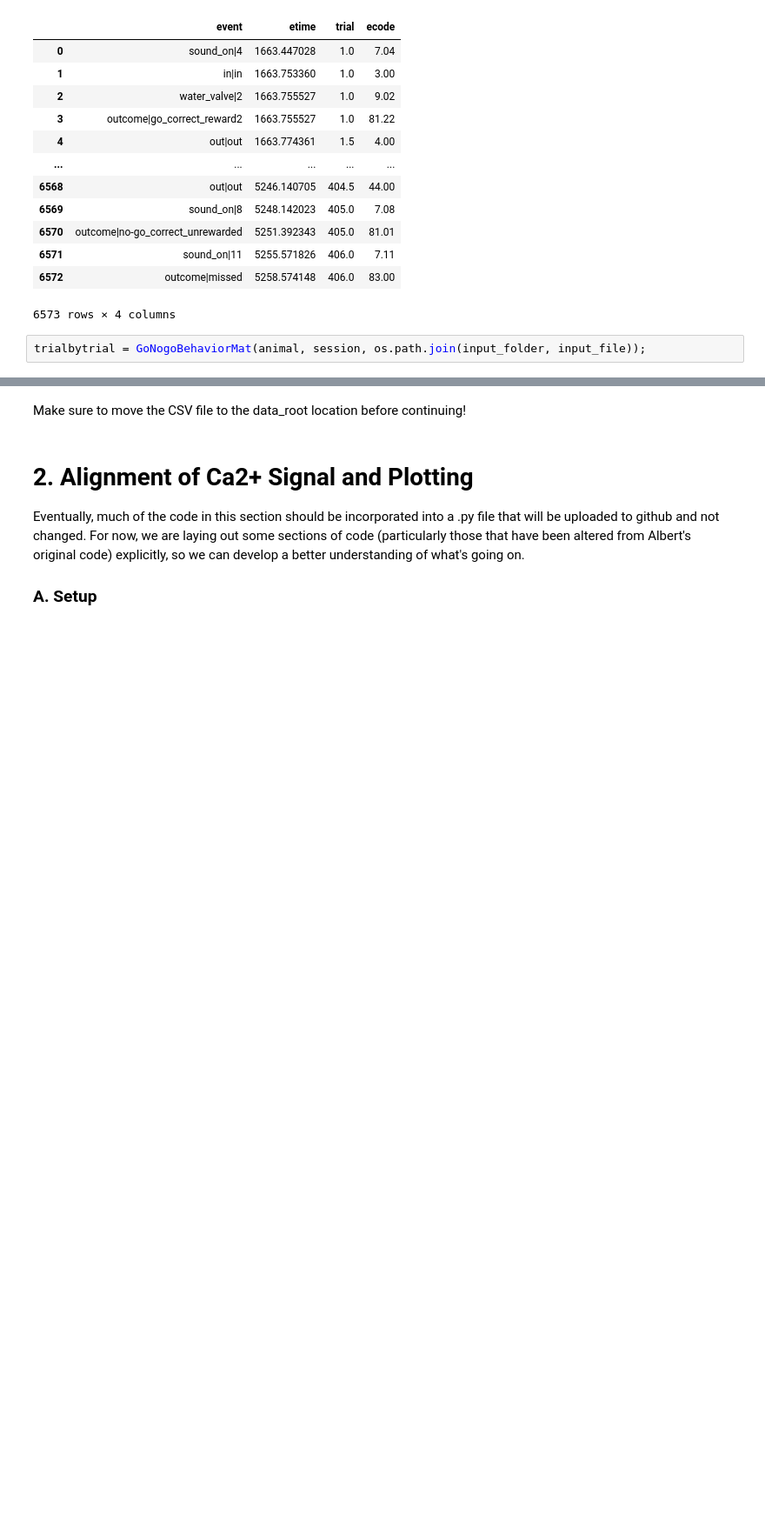
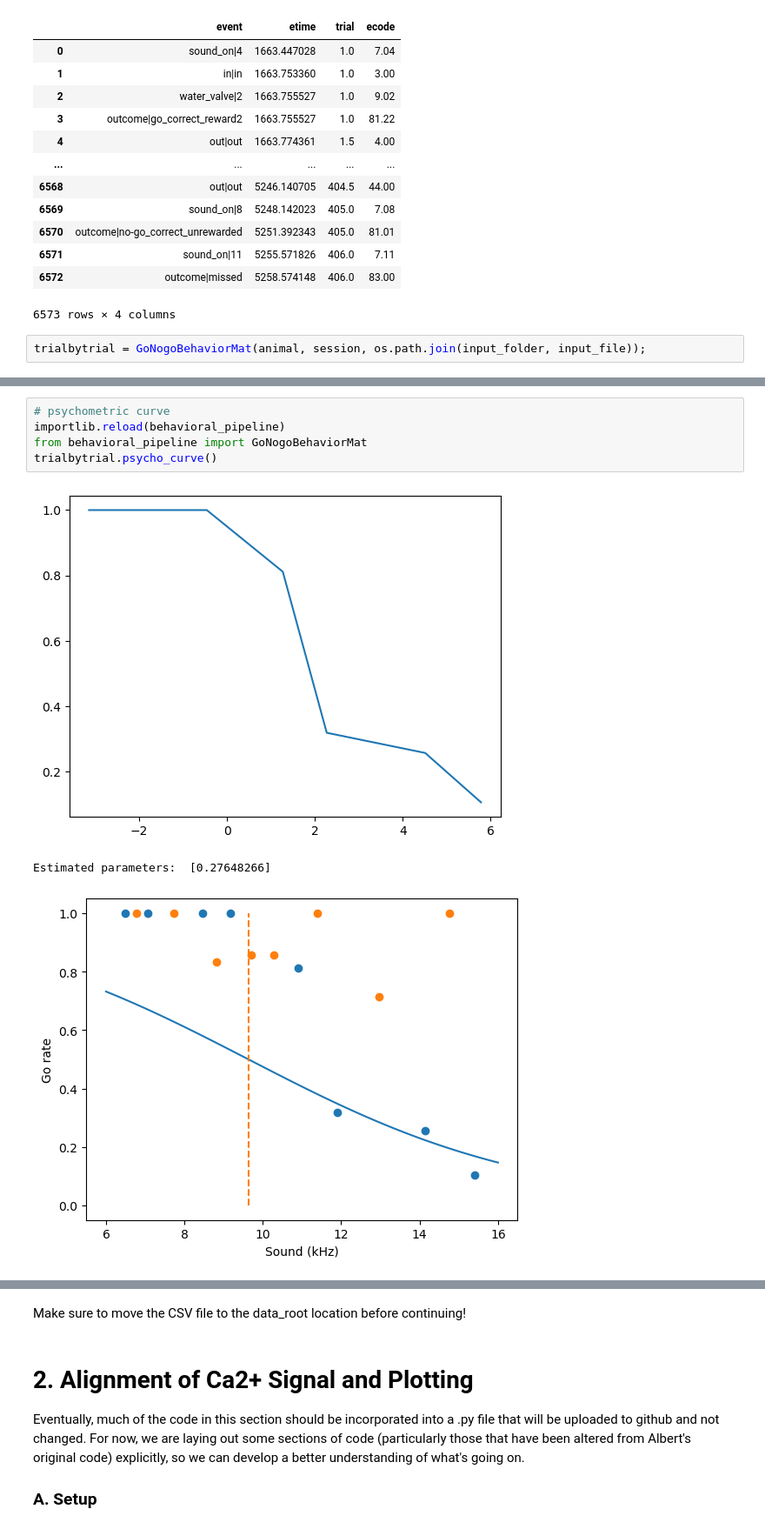
Before and after one commit to sumwor/madeline_go_nogo, a Jupyter notebook: FullCa2Pipeline_1Session.ipynb, the cells around one changed output, grey strips where cells are left out. Shown: that part at 87% size. Saved outputs shown, nothing was run; the diff lists cells and outputs as text; blank space fills up the shorter version.

```diff
--- a/FullCa2Pipeline_1Session.ipynb
+++ b/FullCa2Pipeline_1Session.ipynb
@@ -192,0 +132,9 @@ plt.show()
+# %%
+# psychometric curve
+importlib.reload(behavioral_pipeline)
+from behavioral_pipeline import GoNogoBehaviorMat
+trialbytrial.psycho_curve()
+# %% [output]
+[figure, added]
+Estimated parameters:  [0.27648266]
+[figure, added]
```
Also changed, not shown: parts of 17 cells of this notebook, 2 other files.
